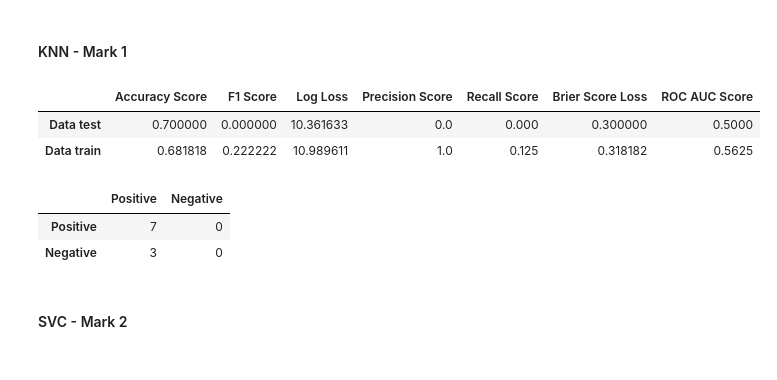
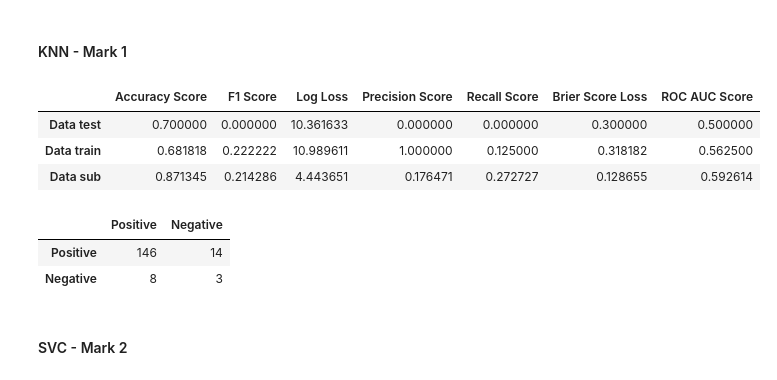
Before and after one commit to RaphelMar/Amazon-Seller---Order-Status-Prediction, a Jupyter notebook: Notebook/Amazon Seller.ipynb, the cells around one changed output. Saved outputs shown, nothing was run; the diff lists cells and outputs as text; code cells hidden in the pictures.

```diff
--- a/Notebook/Amazon Seller.ipynb
+++ b/Notebook/Amazon Seller.ipynb
@@ -615,15 +615,15 @@ def resume_metrics(modelo, X_train, y_train, X_test, y_test, X_sub, y_sub):
     # Criando dataframe com o resumo das metricas
     metrics = {
         'Accuracy Score': [accuracy_score(y_test, test_pred), accuracy_score(y_train, train_pred), accuracy_score(y_sub, sub_pred)],
-        'F1 Score': [f1_score(y_test, test_pred), f1_score(y_train, train_pred)],
-        'Log Loss': [log_loss(y_test, test_pred), log_loss(y_train, train_pred)],
-        'Precision Score': [precision_score(y_test, test_pred), precision_score(y_train, train_pred)],
-        'Recall Score': [recall_score(y_test, test_pred), recall_score(y_train, train_pred)],
-        'Brier Score Loss': [brier_score_loss(y_test, test_pred), brier_score_loss(y_train, train_pred)],
-        'ROC AUC Score': [roc_auc_score(y_test, test_pred), roc_auc_score(y_train, train_pred)]
+        'F1 Score': [f1_score(y_test, test_pred), f1_score(y_train, train_pred), f1_score(y_sub, sub_pred)],
+        'Log Loss': [log_loss(y_test, test_pred), log_loss(y_train, train_pred), log_loss(y_sub, sub_pred)],
+        'Precision Score': [precision_score(y_test, test_pred), precision_score(y_train, train_pred), precision_score(y_sub, sub_pred)],
+        'Recall Score': [recall_score(y_test, test_pred), recall_score(y_train, train_pred), recall_score(y_sub, sub_pred)],
+        'Brier Score Loss': [brier_score_loss(y_test, test_pred), brier_score_loss(y_train, train_pred), brier_score_loss(y_sub, sub_pred)],
+        'ROC AUC Score': [roc_auc_score(y_test, test_pred), roc_auc_score(y_train, train_pred), roc_auc_score(y_sub, sub_pred)]
     }
 
-    metrics = pd.DataFrame(metrics, index= ['Data test', 'Data train'])
+    metrics = pd.DataFrame(metrics, index= ['Data test', 'Data train', 'Data sub'])
 
     return metrics
 # %%
@@ -703,17 +703,18 @@ def evaluating_cost(dic, X_test, y_test):
 # %% [markdown]
 #### KNN - Mark 1
 # %%
-resume_metrics(knn, X_train, y_train, X_test, y_test)
+resume_metrics(knn, X_train, y_train, X_test, y_test, X_sub, y_sub)
 # %% [output]
 |  | Accuracy Score | F1 Score | Log Loss | Precision Score | Recall Score | Brier Score Loss | ROC AUC Score |
-| Data test | 0.700000 | 0.000000 | 10.361633 | 0.0 | 0.000 | 0.300000 | 0.5000 |
-| Data train | 0.681818 | 0.222222 | 10.989611 | 1.0 | 0.125 | 0.318182 | 0.5625 |
+| Data test | 0.700000 | 0.000000 | 10.361633 | 0.000000 | 0.000000 | 0.300000 | 0.500000 |
+| Data train | 0.681818 | 0.222222 | 10.989611 | 1.000000 | 0.125000 | 0.318182 | 0.562500 |
+| Data sub | 0.871345 | 0.214286 | 4.443651 | 0.176471 | 0.272727 | 0.128655 | 0.592614 |
 # %%
-pd.DataFrame(confusion_matrix(y_test, knn.predict(X_test)), columns= ['Positive', 'Negative'], index= ['Positive', 'Negative'])
+pd.DataFrame(confusion_matrix(y_sub, knn.predict(X_sub)), columns= ['Positive', 'Negative'], index= ['Positive', 'Negative'])
 # %% [output]
 |  | Positive | Negative |
-| Positive | 7 | 0 |
-| Negative | 3 | 0 |
+| Positive | 146 | 14 |
+| Negative | 8 | 3 |
 # %% [markdown]
 #### SVC - Mark 2
 # %%
```
Also changed, not shown: parts of 12 cells of this notebook.
